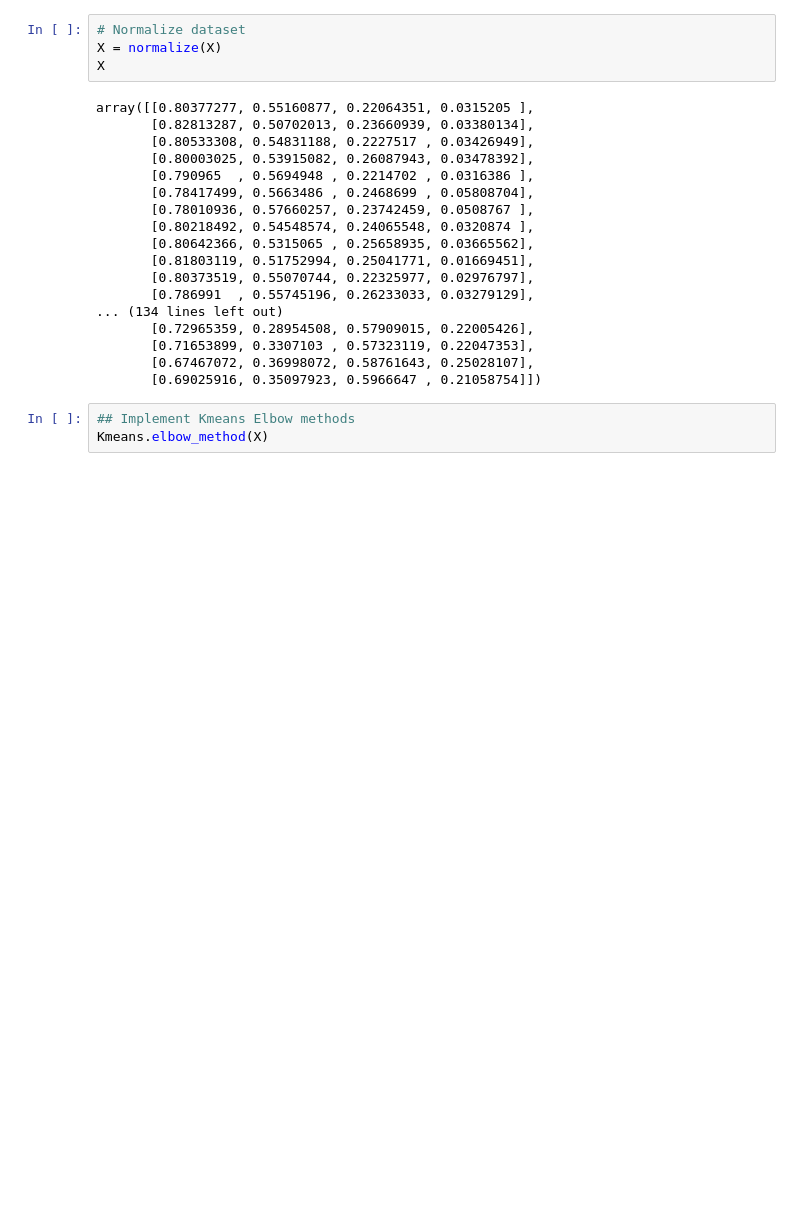
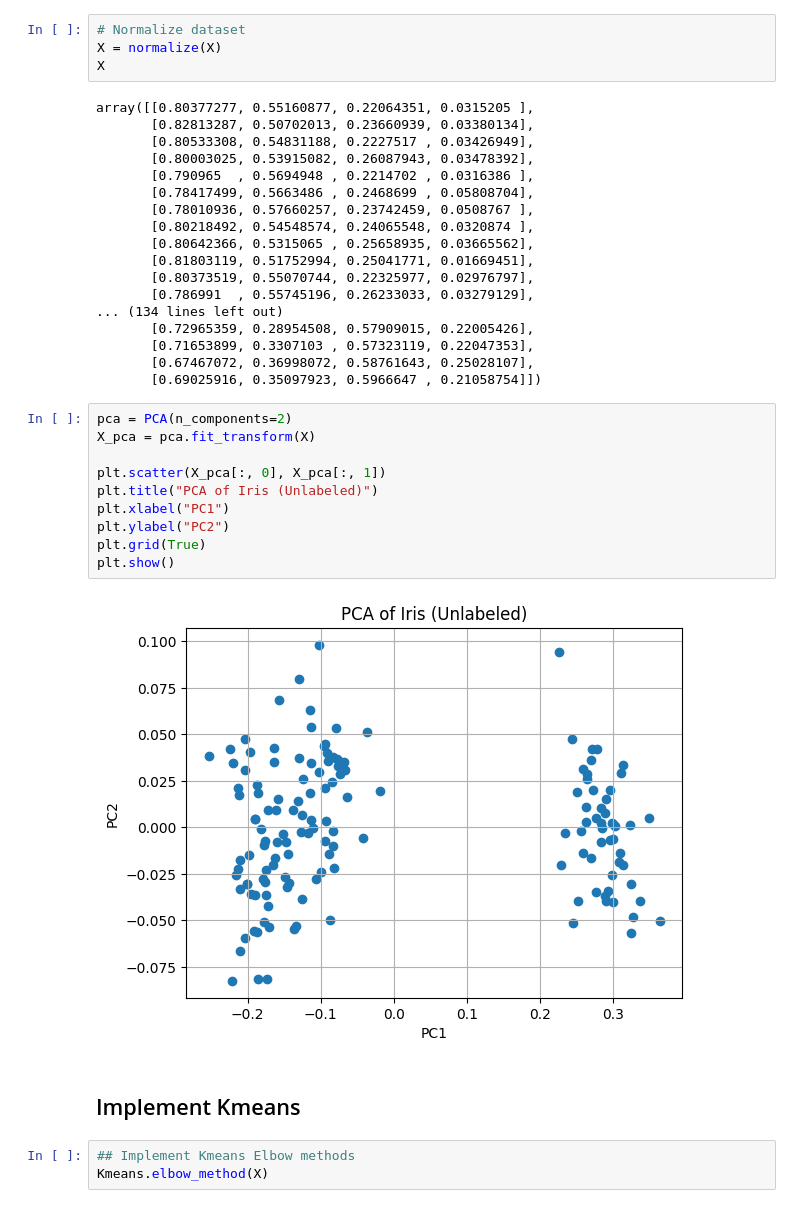
Before and after one commit to muhnatha/Kmean-scratch, a Jupyter notebook: Implementation.ipynb, the cells around one changed output. Drawn from its saved outputs; the diff is of its cells as text; blank space fills up the shorter version.

```diff
--- a/Implementation.ipynb
+++ b/Implementation.ipynb
@@ -233,6 +230,20 @@ array([[0.80377277, 0.55160877, 0.22064351, 0.0315205 ],
        [0.71653899, 0.3307103 , 0.57323119, 0.22047353],
        [0.67467072, 0.36998072, 0.58761643, 0.25028107],
        [0.69025916, 0.35097923, 0.5966647 , 0.21058754]])
+# %%
+pca = PCA(n_components=2)
+X_pca = pca.fit_transform(X)
+
+plt.scatter(X_pca[:, 0], X_pca[:, 1])
+plt.title("PCA of Iris (Unlabeled)")
+plt.xlabel("PC1")
+plt.ylabel("PC2")
+plt.grid(True)
+plt.show()
+# %% [output]
+[figure, added]
+# %% [markdown]
+## Implement Kmeans
 # %%
 ## Implement Kmeans Elbow methods
 Kmeans.elbow_method(X)
```
Also changed, not shown: parts of 6 cells of this notebook.
